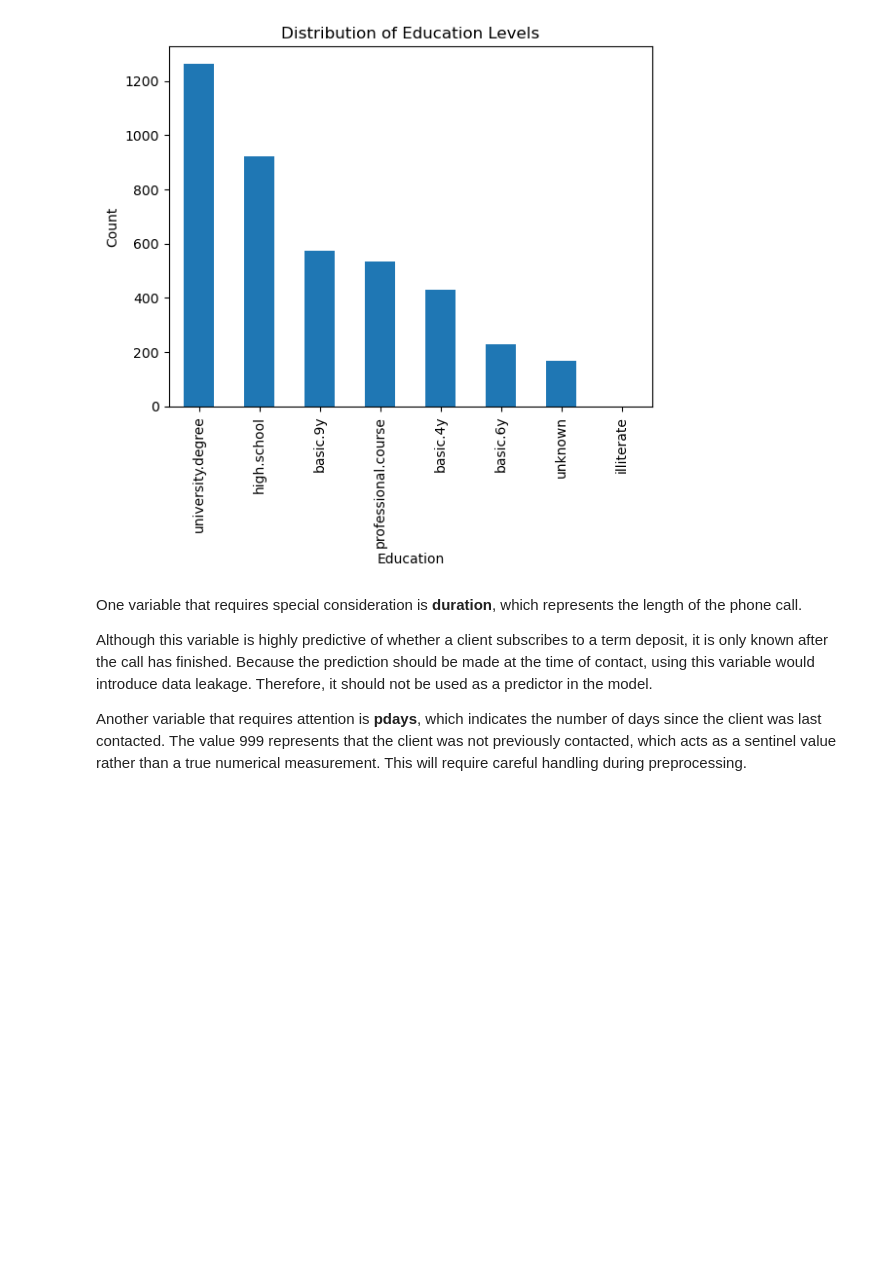
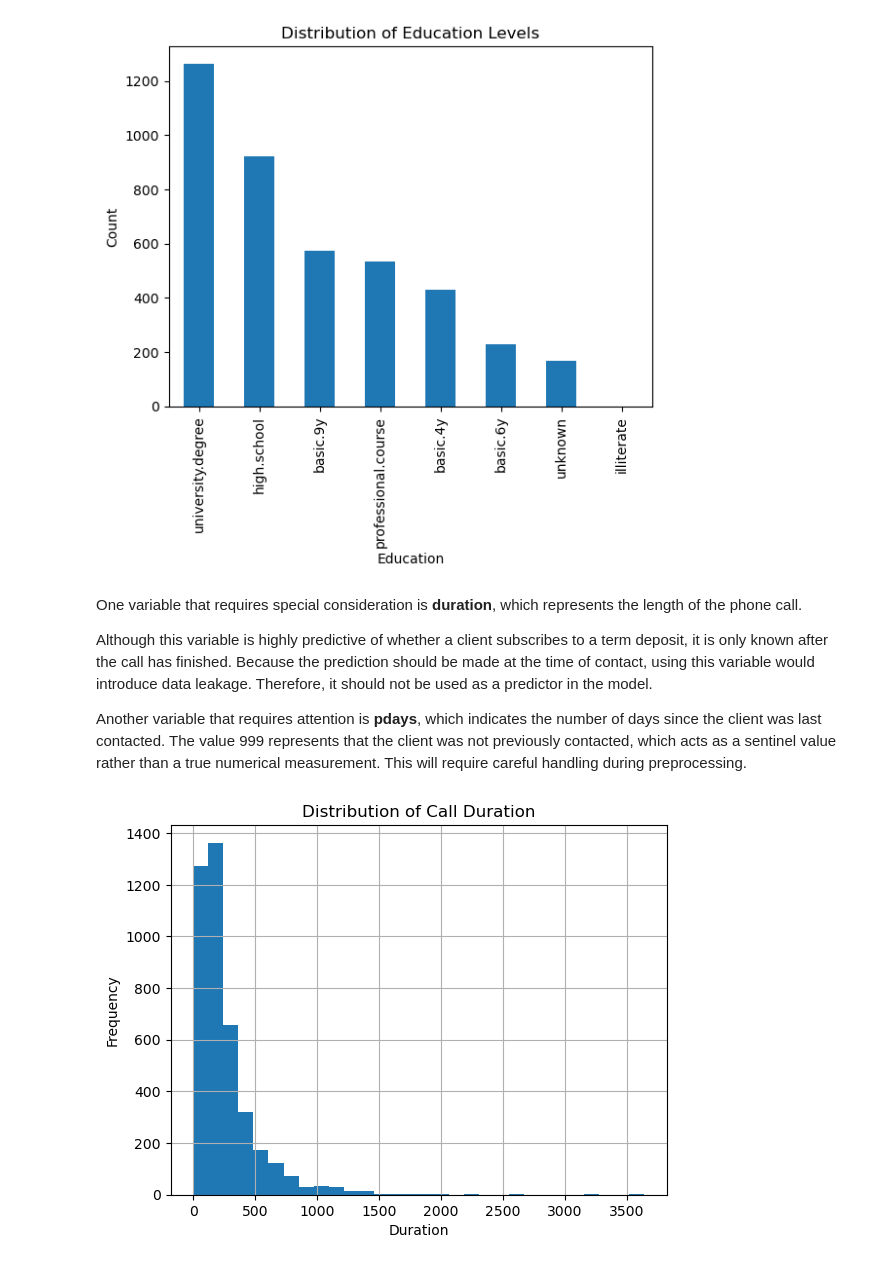
Before and after one commit to issamarida/ML-fundamentals-2026, a Jupyter notebook: assignment_1_issam_arida.ipynb, the cells around one changed output. Saved outputs shown, nothing was run; the diff lists cells and outputs as text; code cells hidden in the pictures; blank space fills up the shorter version.

```diff
--- a/assignment_1_issam_arida.ipynb
+++ b/assignment_1_issam_arida.ipynb
@@ -198,3 +198,11 @@ One variable that requires special consideration is **duration**, which represen
 Although this variable is highly predictive of whether a client subscribes to a term deposit, it is only known after the call has finished. Because the prediction should be made at the time of contact, using this variable would introduce data leakage. Therefore, it should not be used as a predictor in the model.
 
 Another variable that requires attention is **pdays**, which indicates the number of days since the client was last contacted. The value 999 represents that the client was not previously contacted, which acts as a sentinel value rather than a true numerical measurement. This will require careful handling during preprocessing.
+# %%
+df["duration"].hist(bins=30)
+plt.title("Distribution of Call Duration")
+plt.xlabel("Duration")
+plt.ylabel("Frequency")
+plt.show()
+# %% [output]
+[figure, added]
```
Also changed, not shown: parts of 4 cells of this notebook.
